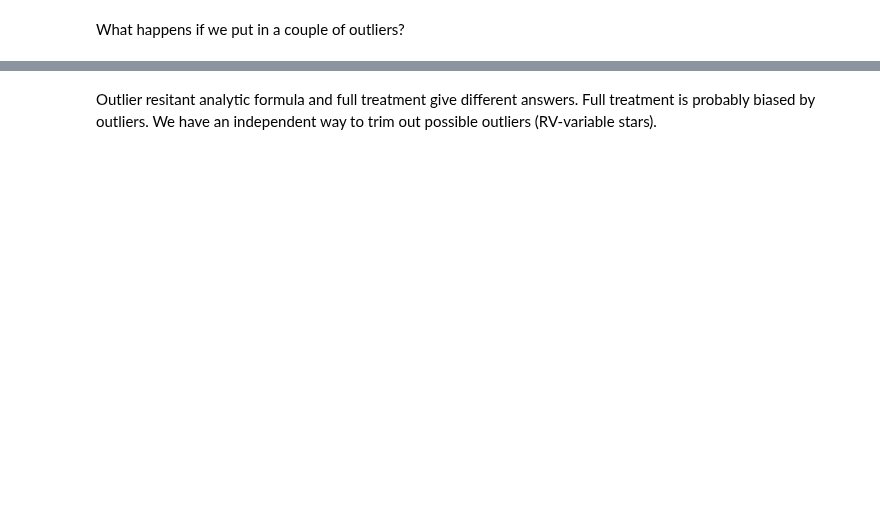
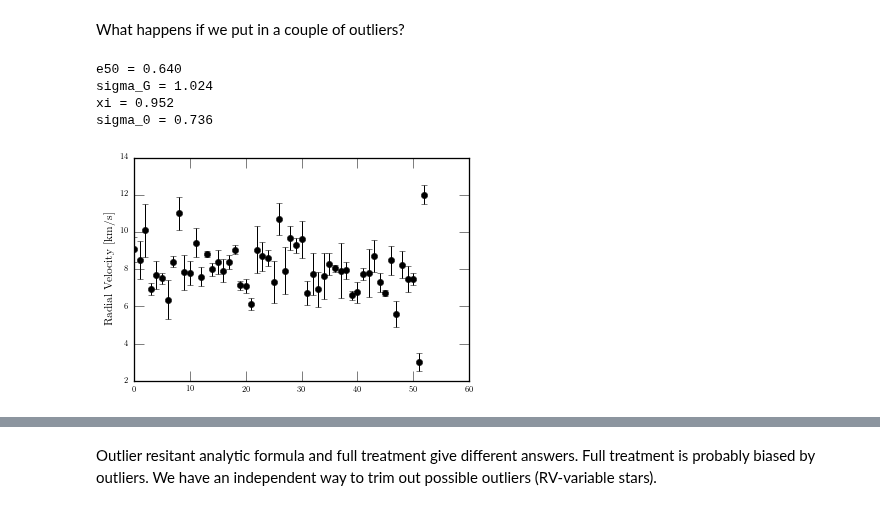
Before and after one commit to YastroML/YastroML, a Jupyter notebook: Session9_140509/bayesian_examples_and_models.ipynb, the cells around one changed output, grey strips where cells are left out. Saved outputs shown, nothing was run; the diff lists cells and outputs as text; code cells hidden in the pictures; blank space fills up the shorter version.

```diff
--- a/Session9_140509/bayesian_examples_and_models.ipynb
+++ b/Session9_140509/bayesian_examples_and_models.ipynb
@@ -248,9 +260,15 @@ What happens if we put in a couple of outliers?
 # %%
 vels2 = np.append(vels,[3.,12.])
 verrs2 = np.append(verrs,[0.5,0.5])
-errorbar(np.arange(len(vels2)),vels2,verrs2,fmt='ko')
-ylabel("Radial Velocity [km/s]",size='x-large')
+plt.errorbar(np.arange(len(vels2)),vels2,verrs2,fmt='ko')
+plt.ylabel("Radial Velocity [km/s]",size='x-large')
 do_analytic(vels2,verrs2)
+# %% [output]
+e50 = 0.640
+sigma_G = 1.024
+xi = 0.952
+sigma_0 = 0.736
+[figure, added]
 # %%
 def do_likelihood(vlsrs,verrs,region_name):
 
```
Also changed, not shown: parts of 15 cells of this notebook.
